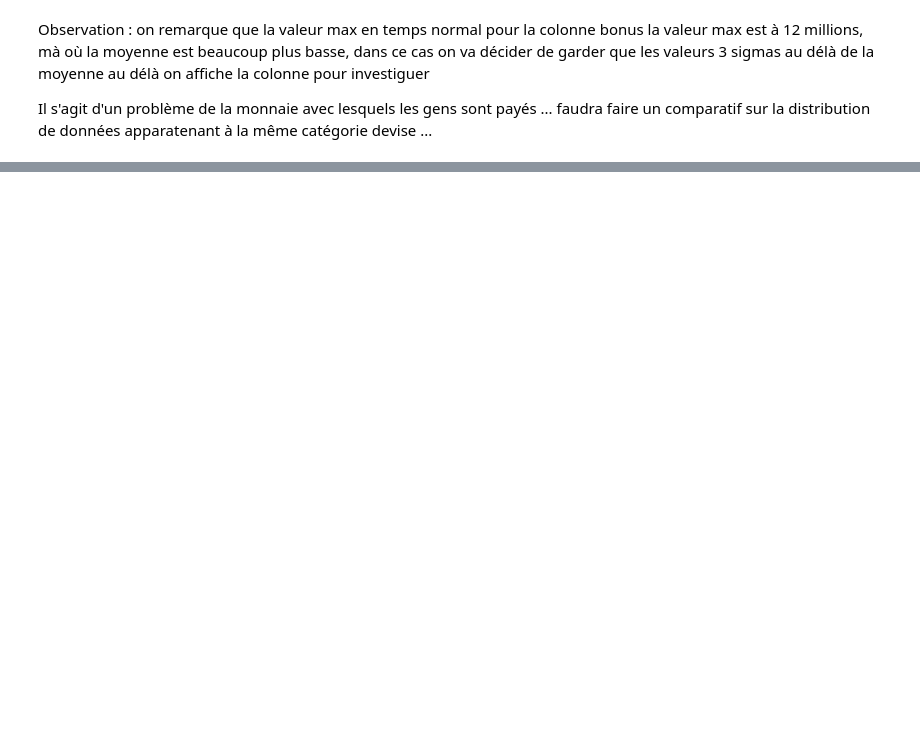
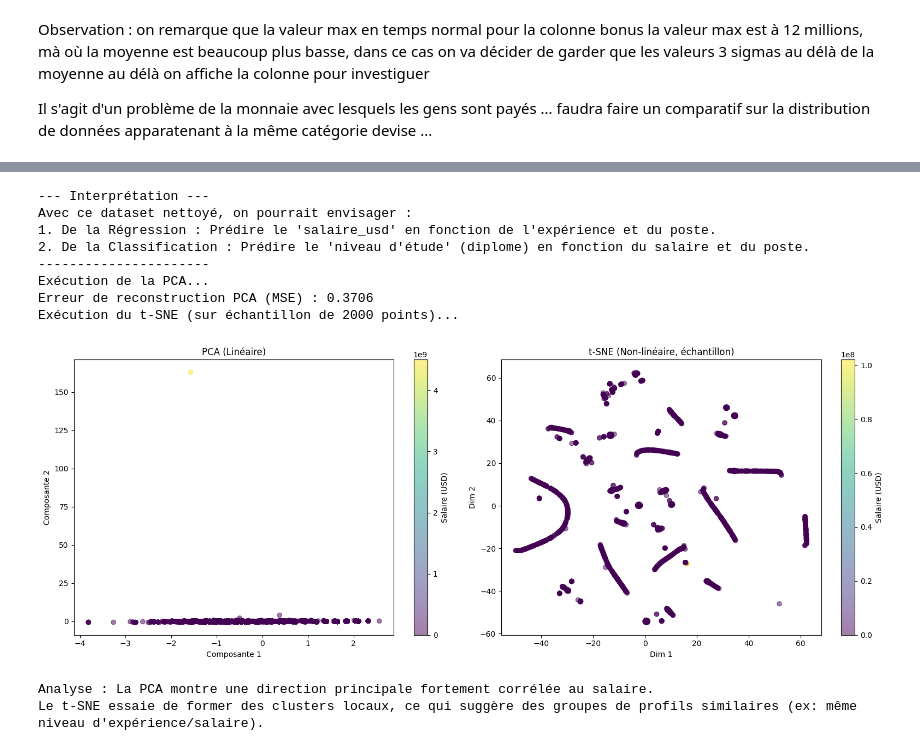
Before and after one commit to RayanMokhtar/MLSalarySurvey, a Jupyter notebook: datapreprocessing.ipynb, the cells around one changed output, grey strips where cells are left out. Cells and saved outputs as stored; diff of their text form; code cells hidden in the pictures; blank space fills up the shorter version.

```diff
--- a/datapreprocessing.ipynb
+++ b/datapreprocessing.ipynb
@@ -232,0 +417,78 @@ Il s'agit d'un problème de la monnaie avec lesquels les gens sont payés ... fa
+# %%
+from sklearn.decomposition import PCA
+from sklearn.manifold import TSNE
+from sklearn.preprocessing import StandardScaler
+import numpy as np
+
+# 2. Interprétation (Réponse à la question sur les problèmes d'apprentissage)
+print("--- Interprétation ---")
+print("Avec ce dataset nettoyé, on pourrait envisager :")
+print("1. De la Régression : Prédire le 'salaire_usd' en fonction de l'expérience et du poste.")
+print("2. De la Classification : Prédire le 'niveau d'étude' (diplome) en fonction du salaire et du poste.")
+print("----------------------")
+
+# 8. Manifold Learning
+# On choisit nos colonnes pour l'analyse
+features = ["salaire_usd", "tranche_age_code", "experience_generale_code", "experience_domaine_code"]
+data_for_manifold = df_clean[features]
+
+# Normalisation importante pour ces algos
+scaler = StandardScaler()
+data_scaled = scaler.fit_transform(data_for_manifold)
+
+# Algo 1 : PCA
+print("Exécution de la PCA...")
+pca = PCA(n_components=2)
+data_pca = pca.fit_transform(data_scaled)
+
+# Calcul de l'erreur de reconstruction (demandé dans le TP)
+data_reconstructed = pca.inverse_transform(data_pca)
+reconstruction_error = np.mean((data_scaled - data_reconstructed) ** 2)
+print(f"Erreur de reconstruction PCA (MSE) : {reconstruction_error:.4f}")
+
+# Algo 2 : t-SNE (Non-linéaire)
+# On prend un échantillon car t-SNE est très lent sur tout le dataset
+print("Exécution du t-SNE (sur échantillon de 2000 points)...")
+indices_sample = np.random.choice(data_scaled.shape[0], 2000, replace=False)
+data_sample = data_scaled[indices_sample]
+salaires_sample = df_clean["salaire_usd"].iloc[indices_sample]
+
+tsne = TSNE(n_components=2, random_state=42, init='pca', learning_rate='auto')
+data_tsne = tsne.fit_transform(data_sample)
+
+# 9. Visualisation
+plt.figure(figsize=(16, 6))
+
+# Plot PCA
+plt.subplot(1, 2, 1)
+plt.scatter(data_pca[:, 0], data_pca[:, 1], alpha=0.5, c=df_clean["salaire_usd"], cmap="viridis")
+plt.colorbar(label="Salaire (USD)")
+plt.title("PCA (Linéaire)")
+plt.xlabel("Composante 1")
+plt.ylabel("Composante 2")
+
+# Plot t-SNE
+plt.subplot(1, 2, 2)
+plt.scatter(data_tsne[:, 0], data_tsne[:, 1], alpha=0.5, c=salaires_sample, cmap="viridis")
+plt.colorbar(label="Salaire (USD)")
+plt.title("t-SNE (Non-linéaire, échantillon)")
+plt.xlabel("Dim 1")
+plt.ylabel("Dim 2")
+
+plt.tight_layout()
+plt.show()
+
+print("Analyse : La PCA montre une direction principale fortement corrélée au salaire.")
+print("Le t-SNE essaie de former des clusters locaux, ce qui suggère des groupes de profils similaires (ex: même niveau d'expérience/salaire).")
+# %% [output]
+--- Interprétation ---
+Avec ce dataset nettoyé, on pourrait envisager :
+1. De la Régression : Prédire le 'salaire_usd' en fonction de l'expérience et du poste.
+2. De la Classification : Prédire le 'niveau d'étude' (diplome) en fonction du salaire et du poste.
+----------------------
+Exécution de la PCA...
+Erreur de reconstruction PCA (MSE) : 0.3706
+Exécution du t-SNE (sur échantillon de 2000 points)...
+[figure, added]
+Analyse : La PCA montre une direction principale fortement corrélée au salaire.
+Le t-SNE essaie de former des clusters locaux, ce qui suggère des groupes de profils similaires (ex: même niveau d'expérience/salaire).
```
Also changed, not shown: parts of 8 cells of this notebook.
